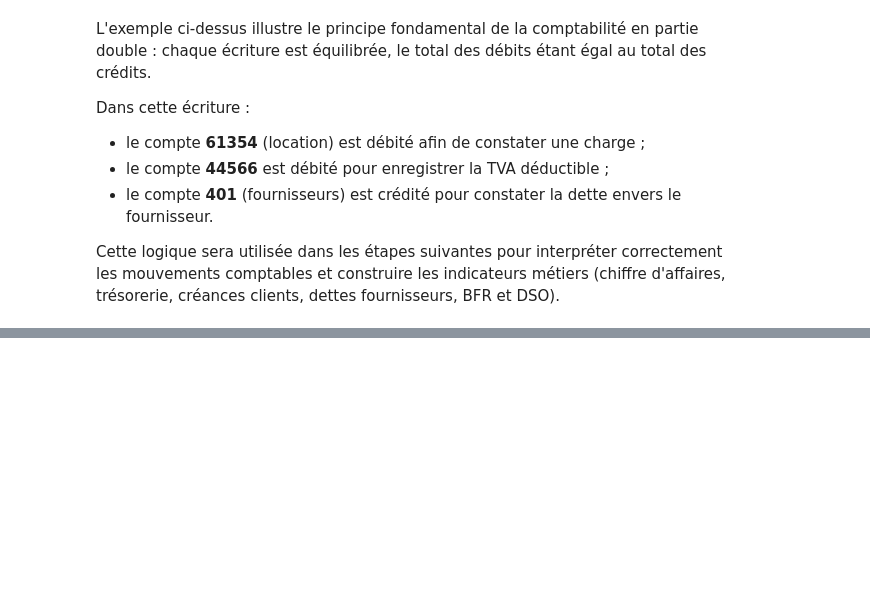
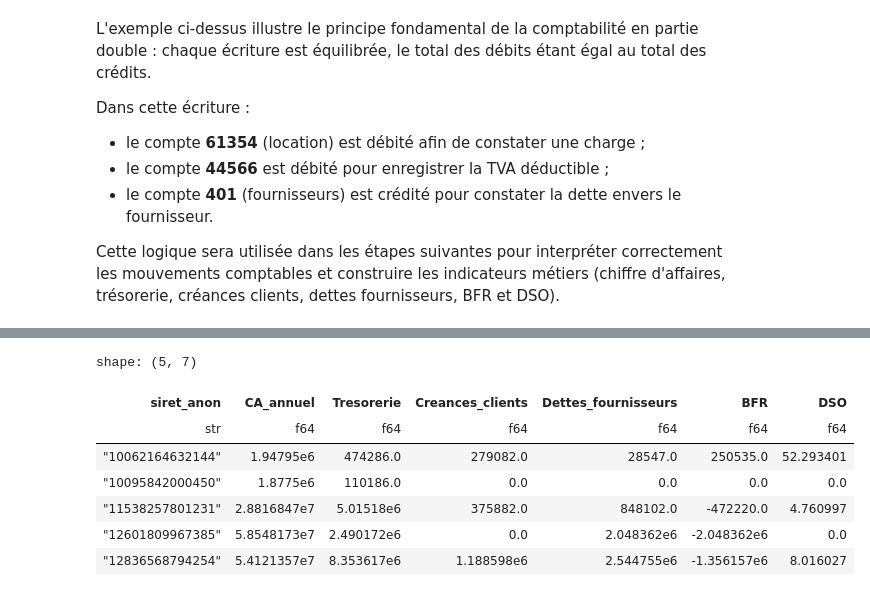
Before and after one commit to Magatte805/Test_data_Numeris, a Jupyter notebook: Notebooks/Analyse.ipynb, the cells around one changed output, grey strips where cells are left out. Saved outputs shown, nothing was run; the diff lists cells and outputs as text; code cells hidden in the pictures; blank space fills up the shorter version.

Commit message:
Étape 2 : construction des indicateurs métiers (KPI)

```diff
--- a/Notebooks/Analyse.ipynb
+++ b/Notebooks/Analyse.ipynb
@@ -693,0 +1001,19 @@ Cette logique sera utilisée dans les étapes suivantes pour interpréter correc
+# %%
+# Calcul des dettes fournisseurs par entreprise
+
+supplier_payables = (
+    fec
+    .filter(
+        pl.col("CompteNum").str.starts_with("401")
+    )
+    .group_by("siret_anon")
+    .agg(
+        (
+            pl.col("Credit").sum() -
+            pl.col("Debit").sum()
+        ).alias("Dettes_fournisseurs")
+    )
+    .sort("siret_anon")
+)
+
+supplier_payables.head()
@@ -693,0 +1113,39 @@ Cette logique sera utilisée dans les étapes suivantes pour interpréter correc
+# %%
+#  Calcul du BFR simplifié et du DSO
+
+# Deux nouveaux indicateurs sont ajoutés à la table centrale :
+# - BFR = Créances clients - Dettes fournisseurs
+# - DSO = (Créances clients / CA annuel) × 365
+
+company_kpis = (
+    company_kpis
+    .with_columns(
+
+        (
+            pl.col("Creances_clients") -
+            pl.col("Dettes_fournisseurs")
+        ).alias("BFR"),
+
+        pl.when(pl.col("CA_annuel") > 0)
+        .then(
+            (
+                pl.col("Creances_clients")
+                /
+                pl.col("CA_annuel")
+            ) * 365
+        )
+        .otherwise(None)
+        .alias("DSO")
+    )
+)
+
+company_kpis.head()
+# %% [output]
+shape: (5, 7)
+| siret_anon | CA_annuel | Tresorerie | Creances_clients | Dettes_fournisseurs | BFR | DSO |
+| str | f64 | f64 | f64 | f64 | f64 | f64 |
+| "10062164632144" | 1.94795e6 | 474286.0 | 279082.0 | 28547.0 | 250535.0 | 52.293401 |
+| "10095842000450" | 1.8775e6 | 110186.0 | 0.0 | 0.0 | 0.0 | 0.0 |
+| "11538257801231" | 2.8816847e7 | 5.01518e6 | 375882.0 | 848102.0 | -472220.0 | 4.760997 |
+| "12601809967385" | 5.8548173e7 | 2.490172e6 | 0.0 | 2.048362e6 | -2.048362e6 | 0.0 |
+| "12836568794254" | 5.4121357e7 | 8.353617e6 | 1.188598e6 | 2.544755e6 | -1.356157e6 | 8.016027 |
```
Also changed, not shown: parts of 27 cells of this notebook.
